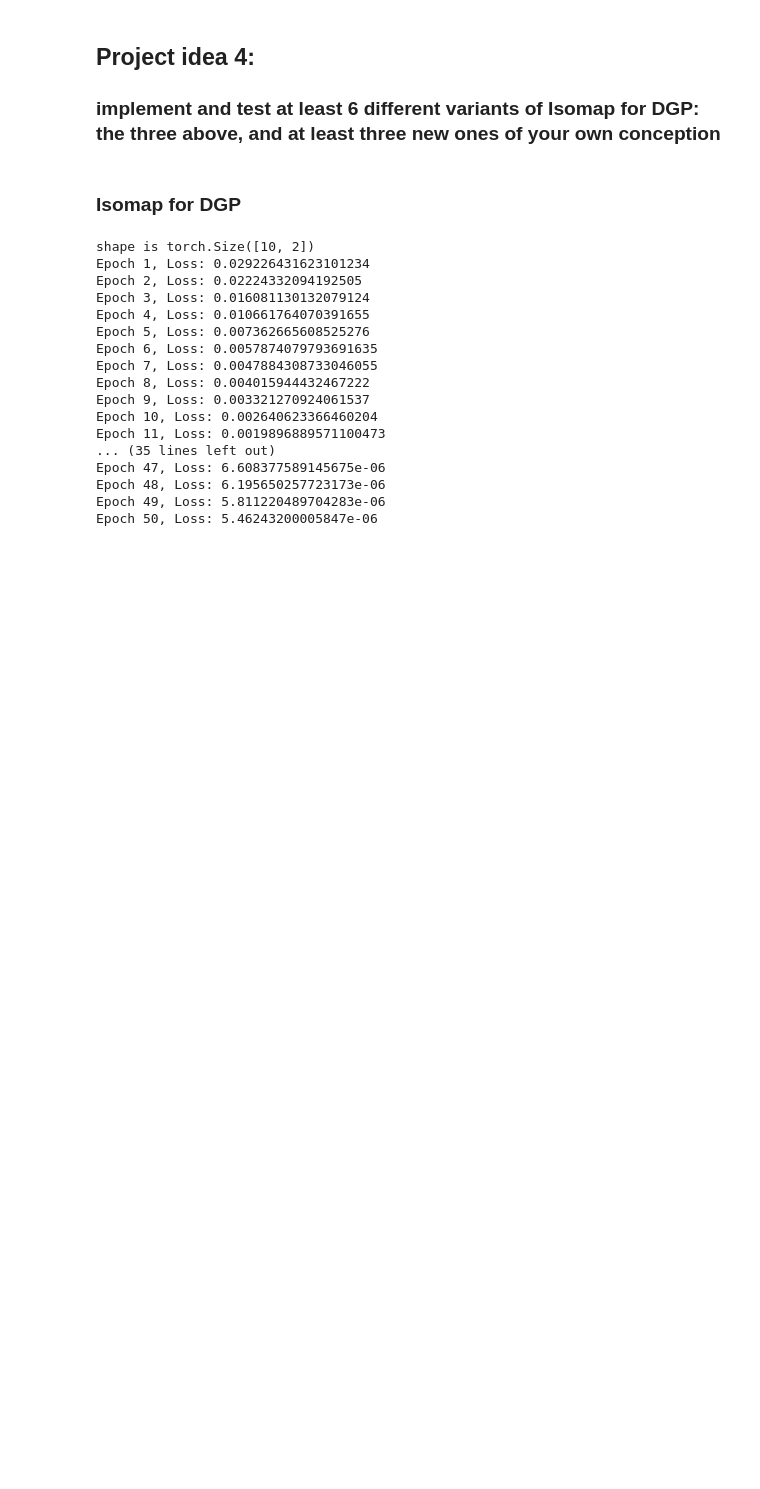
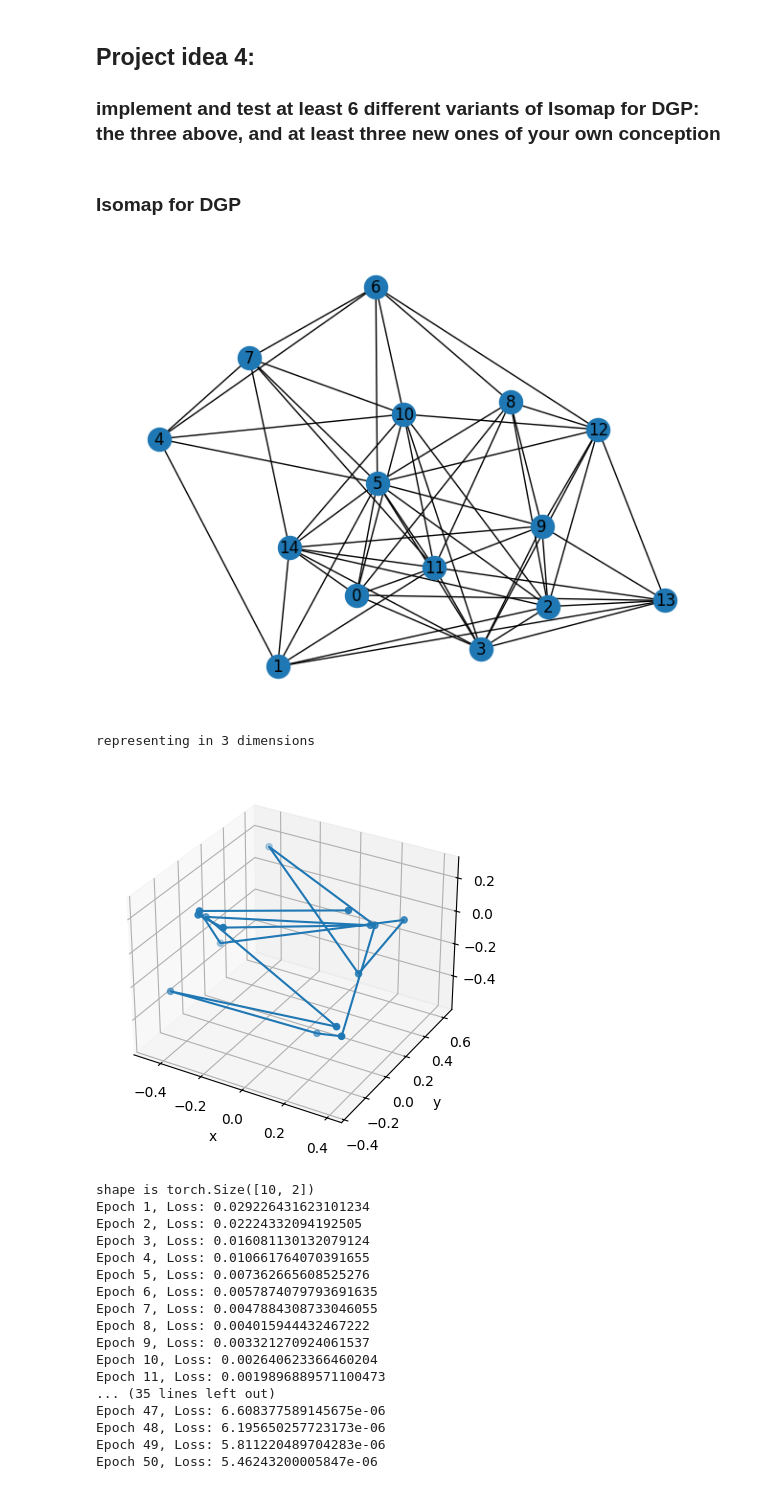
Before and after one commit to ffp5/Isomap_implementations, a Jupyter notebook: Isomap+application.ipynb, the cells around one changed output. Saved outputs shown, nothing was run; the diff lists cells and outputs as text; code cells hidden in the pictures; blank space fills up the shorter version.

```diff
--- a/Isomap+application.ipynb
+++ b/Isomap+application.ipynb
@@ -495,6 +495,13 @@ def complete_isomap(method,D,eps,representation=False):
 # create_ampl_dat_grah(D,"graph.dat")
 # X=complete_isomap("floyd_warshall",D,eps=1e-4,representation=True)
 # D=extract_data("./dgp_graph.rlz")
+# %%
+G,list=connected_graph("Erdos Renyi",15,True)
+X=complete_isomap("floyd_warshall",G,eps=1e-4,representation=True)
+# %% [output]
+[figure, added]
+representing in 3 dimensions
+[figure, added]
 # %%
 n_nodes = 10
 # Dimension of ISOMAP input/output
```
Also changed, not shown: 7 other files.
